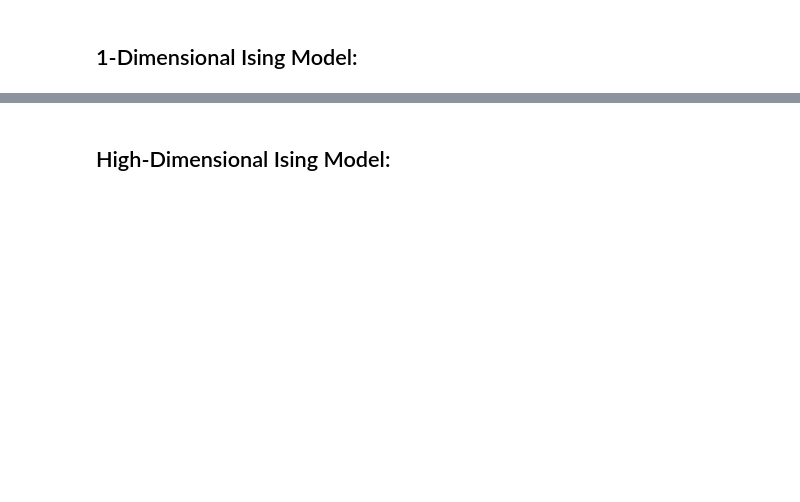
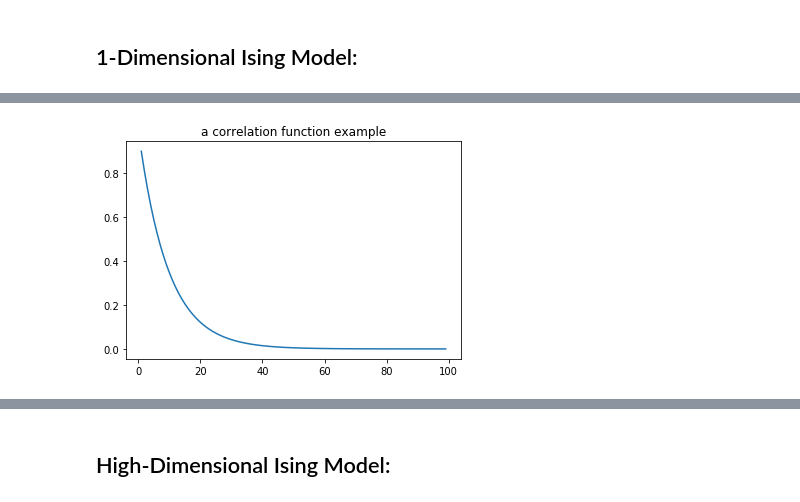
Before and after one commit to galenwilkerson/statistical-mechanics, a Jupyter notebook: Statistical Mechanics Notebook Lectures 5-10.ipynb, the cells around one changed output, grey strips where cells are left out. Saved outputs shown, nothing was run; the diff lists cells and outputs as text; code cells hidden in the pictures; blank space fills up the shorter version.

```diff
--- a/Statistical Mechanics Notebook Lectures 5-10.ipynb
+++ b/Statistical Mechanics Notebook Lectures 5-10.ipynb
@@ -1653,0 +1710,6 @@ $$
+# %%
+max_n = 100
+plt.plot(np.arange(1,max_n), (1 * .9**np.arange(1,max_n)));
+plt.title('a correlation function example');
+# %% [output]
+[figure, added]
```
Also changed, not shown: parts of 30 cells of this notebook.
